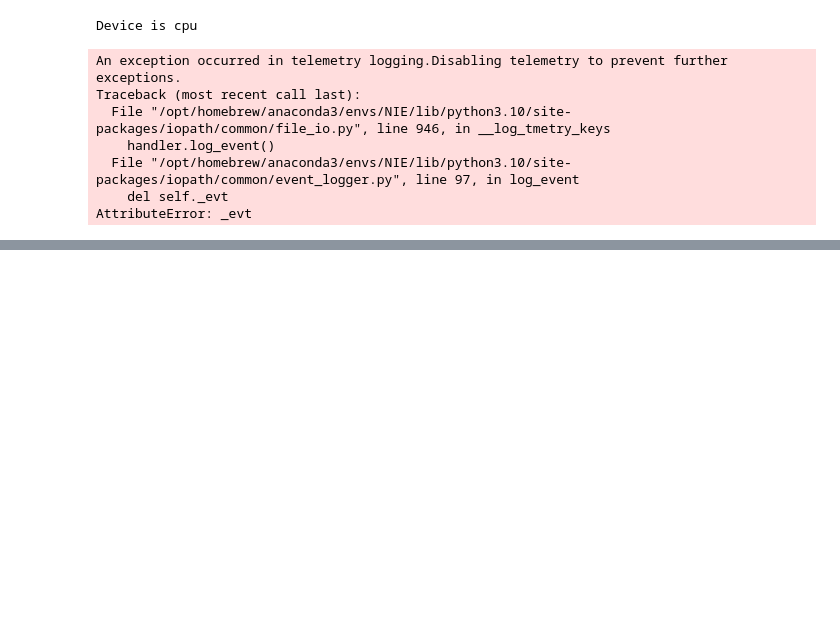
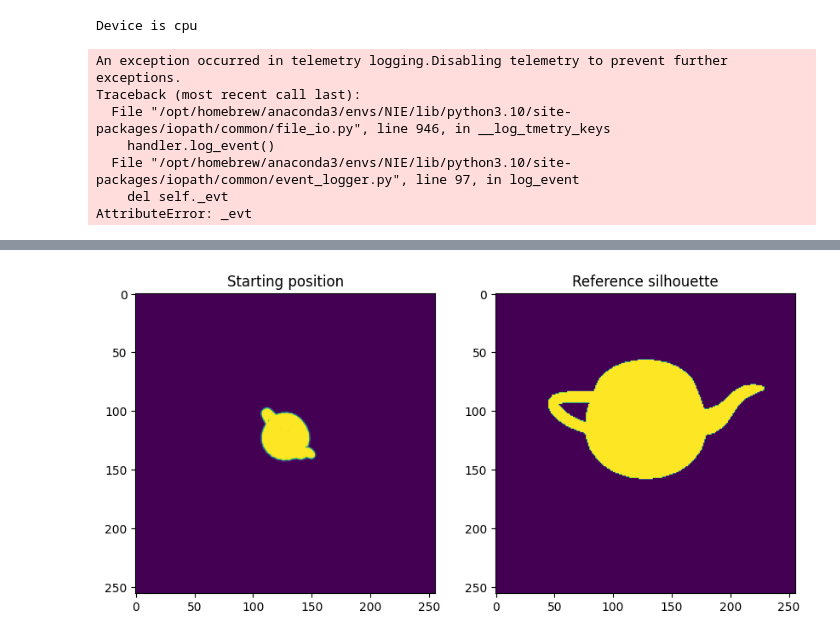
Before and after one commit to amirhossein-razlighi/100_days_of_computer_vision, a Jupyter notebook: Pytorch3D/notebooks/cam_pos_optimization.ipynb, the cells around one changed output, grey strips where cells are left out. Saved outputs shown, nothing was run; the diff lists cells and outputs as text; code cells hidden in the pictures; blank space fills up the shorter version.

```diff
--- a/Pytorch3D/notebooks/cam_pos_optimization.ipynb
+++ b/Pytorch3D/notebooks/cam_pos_optimization.ipynb
@@ -69,0 +120,46 @@ AttributeError: _evt
+# %%
+class Model(nn.Module):
+    def __init__(self, meshes, renderer, image_ref):
+        super().__init__()
+        self.meshes = meshes
+        self.device = meshes.device
+        self.renderer = renderer
+        self.image_ref = torch.from_numpy(
+            (image_ref[..., :3].max(-1) != 1).astype(np.float32)
+        )
+        self.camera_position = nn.Parameter(
+            torch.from_numpy(np.array([3.0, 6.9, 2.5], dtype=np.float32)).to(
+                self.device
+            )
+        )
+
+    def forward(self):
+        R = look_at_rotation(self.camera_position[None, :], device=self.device)
+        T = -torch.bmm(R.transpose(1, 2), self.camera_position[None, :, None])[:, :, 0]
+
+        image = self.renderer(meshes_world=self.meshes.clone(), R=R, T=T)
+
+        loss = torch.sum((image[..., 3] - self.image_ref) ** 2)
+        return loss, image
+# %%
+filename_out = "../results/teapot_optimization_demo.gif"
+writer = imageio.get_writer(filename_out, mode="I", duration=0.3)
+
+model = Model(teapot_mesh, silhouette_renderer, image_ref).to(device)
+optimizer = torch.optim.Adam(model.parameters(), lr=0.05)
+# %%
+plt.figure(figsize=(10, 10))
+
+_, image_init = model()
+plt.subplot(1, 2, 1)
+plt.imshow(image_init.detach().squeeze().cpu().numpy()[..., 3])
+plt.grid(False)
+plt.title("Starting position")
+
+plt.subplot(1, 2, 2)
+plt.imshow(model.image_ref.cpu().numpy().squeeze())
+plt.grid(False)
+plt.title("Reference silhouette")
+plt.show()
+# %% [output]
+[figure, added]
```
Also changed, not shown: parts of 5 cells of this notebook, 1 other file.
